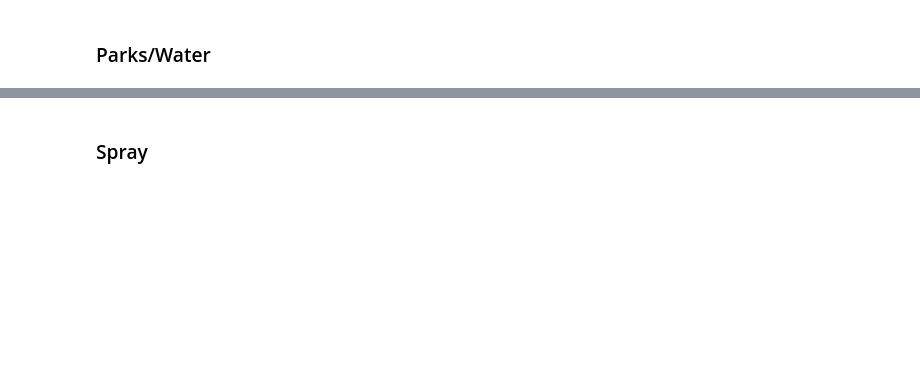
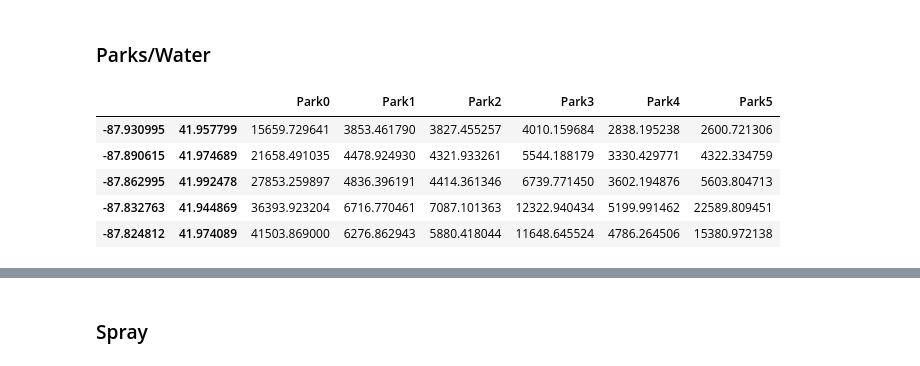
Before and after one commit to wipegup/WNVKaggle, a Jupyter notebook: Data Compiler.ipynb, the cells around one changed output, grey strips where cells are left out. Saved outputs shown, nothing was run; the diff lists cells and outputs as text; code cells hidden in the pictures; blank space fills up the shorter version.

```diff
--- a/Data Compiler.ipynb
+++ b/Data Compiler.ipynb
@@ -289,6 +289,15 @@ pdf, ptsvd = yeildParkSVD(ps, pf, uniqueLocs, comps = 6)
 wdf, wtsvd = yeildWaterSVD(wf, uniqueLocs, comps = 6)
 pdf.columns = ['Park'+str(c) for c in pdf.columns]
 wdf.columns = ['Water'+str(c) for c in wdf.columns]
+# %%
+pdf.head()
+# %% [output]
+|  |  | Park0 | Park1 | Park2 | Park3 | Park4 | Park5 |
+| -87.930995 | 41.957799 | 15659.729641 | 3853.461790 | 3827.455257 | 4010.159684 | 2838.195238 | 2600.721306 |
+| -87.890615 | 41.974689 | 21658.491035 | 4478.924930 | 4321.933261 | 5544.188179 | 3330.429771 | 4322.334759 |
+| -87.862995 | 41.992478 | 27853.259897 | 4836.396191 | 4414.361346 | 6739.771450 | 3602.194876 | 5603.804713 |
+| -87.832763 | 41.944869 | 36393.923204 | 6716.770461 | 7087.101363 | 12322.940434 | 5199.991462 | 22589.809451 |
+| -87.824812 | 41.974089 | 41503.869000 | 6276.862943 | 5880.418044 | 11648.645524 | 4786.264506 | 15380.972138 |
 # %%
 df_a = df_w.merge(pdf, how = 'outer', left_on='Location', right_index=True)
 df_a = df_a.merge(wdf, how = 'outer', left_on = 'Location', right_index = True)
```
Also changed, not shown: parts of 14 cells of this notebook, 2 other files.
